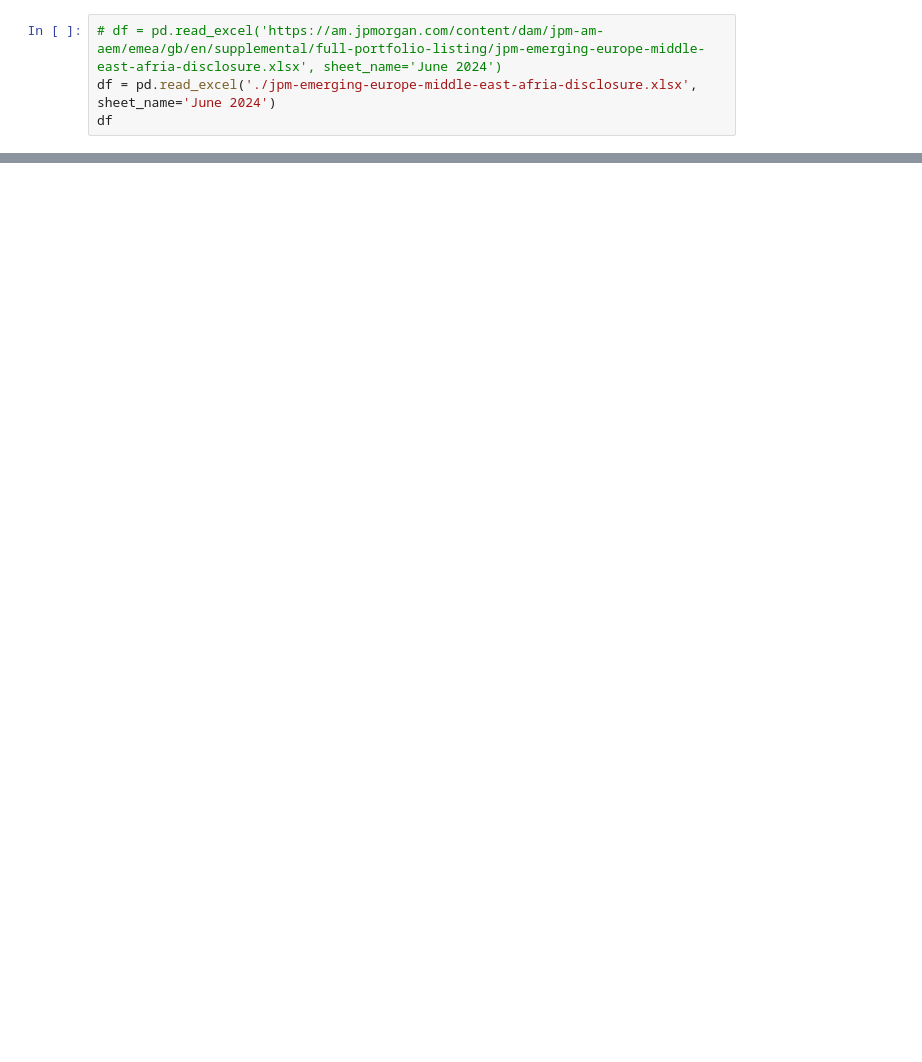
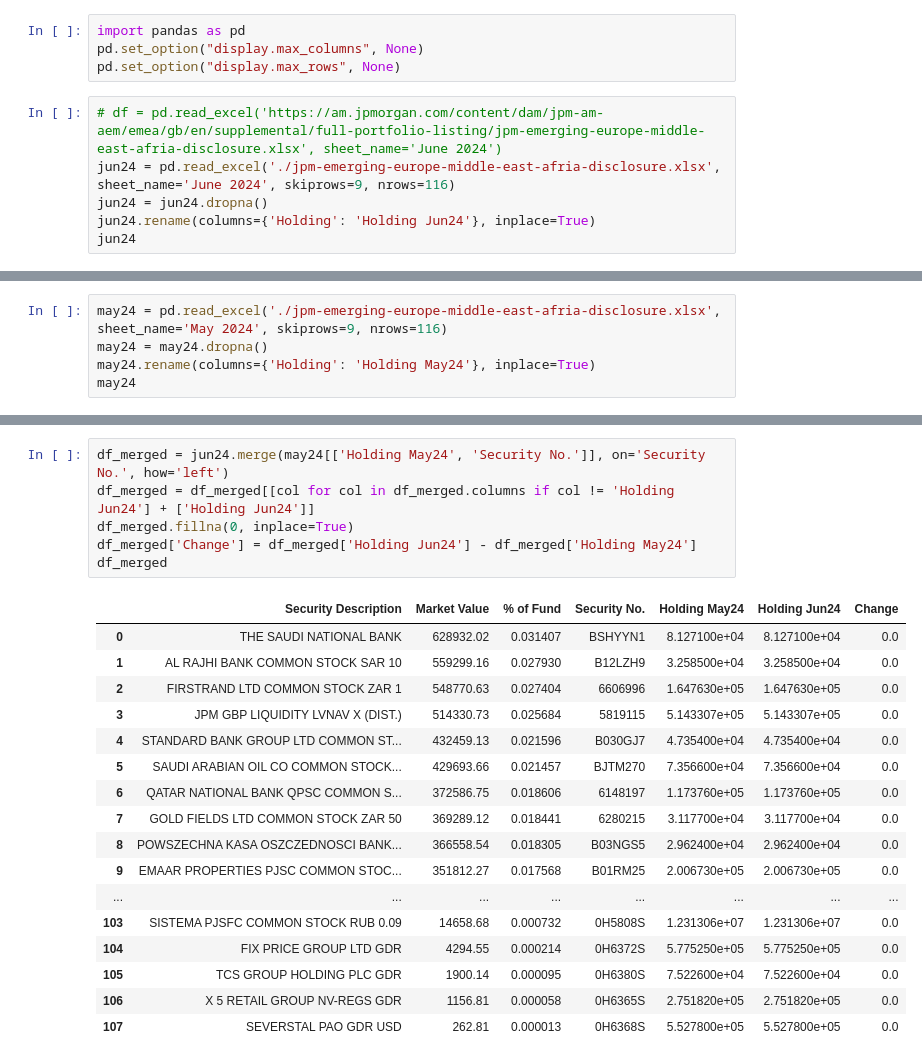
Before and after one commit to CraigCarey/FinanceDump, a Jupyter notebook: jema/jema.ipynb, the cells around one changed output, grey strips where cells are left out. Saved outputs shown, nothing was run; the diff lists cells and outputs as text; blank space fills up the shorter version.

Commit message:
jema holdings stuff

```diff
--- a/jema/jema.ipynb
+++ b/jema/jema.ipynb
@@ -3,5 +1,11 @@ import pandas as pd
+# %%
+import pandas as pd
+pd.set_option("display.max_columns", None)
+pd.set_option("display.max_rows", None)
 # %%
 # df = pd.read_excel('https://am.jpmorgan.com/content/dam/jpm-am-aem/emea/gb/en/supplemental/full-portfolio-listing/jpm-emerging-europe-middle-east-afria-disclosure.xlsx', sheet_name='June 2024')
-df = pd.read_excel('./jpm-emerging-europe-middle-east-afria-disclosure.xlsx', sheet_name='June 2024')
-df
+jun24 = pd.read_excel('./jpm-emerging-europe-middle-east-afria-disclosure.xlsx', sheet_name='June 2024', skiprows=9, nrows=116)
+jun24 = jun24.dropna()
+jun24.rename(columns={'Holding': 'Holding Jun24'}, inplace=True)
+jun24
 # %% [output]
@@ -8,0 +29,5 @@ FileNotFoundError: [Errno 2] No such file or directory: './jpm-emerging-europe-m
+# %%
+may24 = pd.read_excel('./jpm-emerging-europe-middle-east-afria-disclosure.xlsx', sheet_name='May 2024', skiprows=9, nrows=116)
+may24 = may24.dropna()
+may24.rename(columns={'Holding': 'Holding May24'}, inplace=True)
+may24
@@ -8,0 +52,24 @@ FileNotFoundError: [Errno 2] No such file or directory: './jpm-emerging-europe-m
+# %%
+df_merged = jun24.merge(may24[['Holding May24', 'Security No.']], on='Security No.', how='left')
+df_merged = df_merged[[col for col in df_merged.columns if col != 'Holding Jun24'] + ['Holding Jun24']]
+df_merged.fillna(0, inplace=True)
+df_merged['Change'] = df_merged['Holding Jun24'] - df_merged['Holding May24']
+df_merged
+# %% [output]
+|  | Security Description | Market Value | % of Fund | Security No. | Holding May24 | Holding Jun24 | Change |
+| 0 | THE SAUDI NATIONAL BANK | 628932.02 | 0.031407 | BSHYYN1 | 8.127100e+04 | 8.127100e+04 | 0.0 |
+| 1 | AL RAJHI BANK COMMON STOCK SAR 10 | 559299.16 | 0.027930 | B12LZH9 | 3.258500e+04 | 3.258500e+04 | 0.0 |
+| 2 | FIRSTRAND LTD COMMON STOCK ZAR 1 | 548770.63 | 0.027404 | 6606996 | 1.647630e+05 | 1.647630e+05 | 0.0 |
+| 3 | JPM GBP LIQUIDITY LVNAV X (DIST.) | 514330.73 | 0.025684 | 5819115 | 5.143307e+05 | 5.143307e+05 | 0.0 |
+| 4 | STANDARD BANK GROUP LTD COMMON ST... | 432459.13 | 0.021596 | B030GJ7 | 4.735400e+04 | 4.735400e+04 | 0.0 |
+| 5 | SAUDI ARABIAN OIL CO COMMON STOCK... | 429693.66 | 0.021457 | BJTM270 | 7.356600e+04 | 7.356600e+04 | 0.0 |
+| 6 | QATAR NATIONAL BANK QPSC COMMON S... | 372586.75 | 0.018606 | 6148197 | 1.173760e+05 | 1.173760e+05 | 0.0 |
+| 7 | GOLD FIELDS LTD COMMON STOCK ZAR 50 | 369289.12 | 0.018441 | 6280215 | 3.117700e+04 | 3.117700e+04 | 0.0 |
+| 8 | POWSZECHNA KASA OSZCZEDNOSCI BANK... | 366558.54 | 0.018305 | B03NGS5 | 2.962400e+04 | 2.962400e+04 | 0.0 |
+| 9 | EMAAR PROPERTIES PJSC COMMON STOC... | 351812.27 | 0.017568 | B01RM25 | 2.006730e+05 | 2.006730e+05 | 0.0 |
+| ... | ... | ... | ... | ... | ... | ... | ... |
+| 103 | SISTEMA PJSFC COMMON STOCK RUB 0.09 | 14658.68 | 0.000732 | 0H5808S | 1.231306e+07 | 1.231306e+07 | 0.0 |
+| 104 | FIX PRICE GROUP LTD GDR | 4294.55 | 0.000214 | 0H6372S | 5.775250e+05 | 5.775250e+05 | 0.0 |
+| 105 | TCS GROUP HOLDING PLC GDR | 1900.14 | 0.000095 | 0H6380S | 7.522600e+04 | 7.522600e+04 | 0.0 |
+| 106 | X 5 RETAIL GROUP NV-REGS GDR | 1156.81 | 0.000058 | 0H6365S | 2.751820e+05 | 2.751820e+05 | 0.0 |
+| 107 | SEVERSTAL PAO GDR USD | 262.81 | 0.000013 | 0H6368S | 5.527800e+05 | 5.527800e+05 | 0.0 |
```
Also changed, not shown: parts of 3 cells of this notebook, 2 other files.
